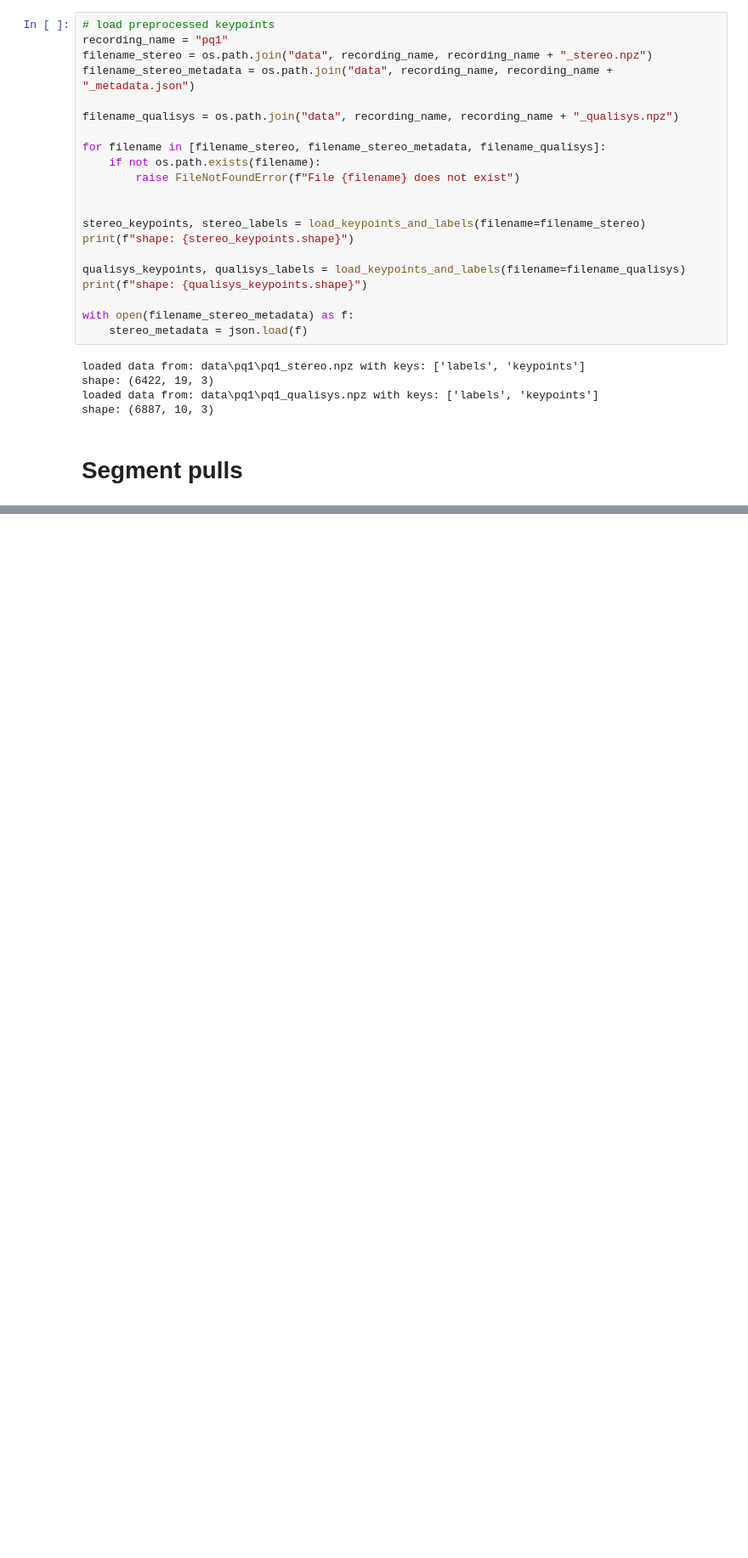
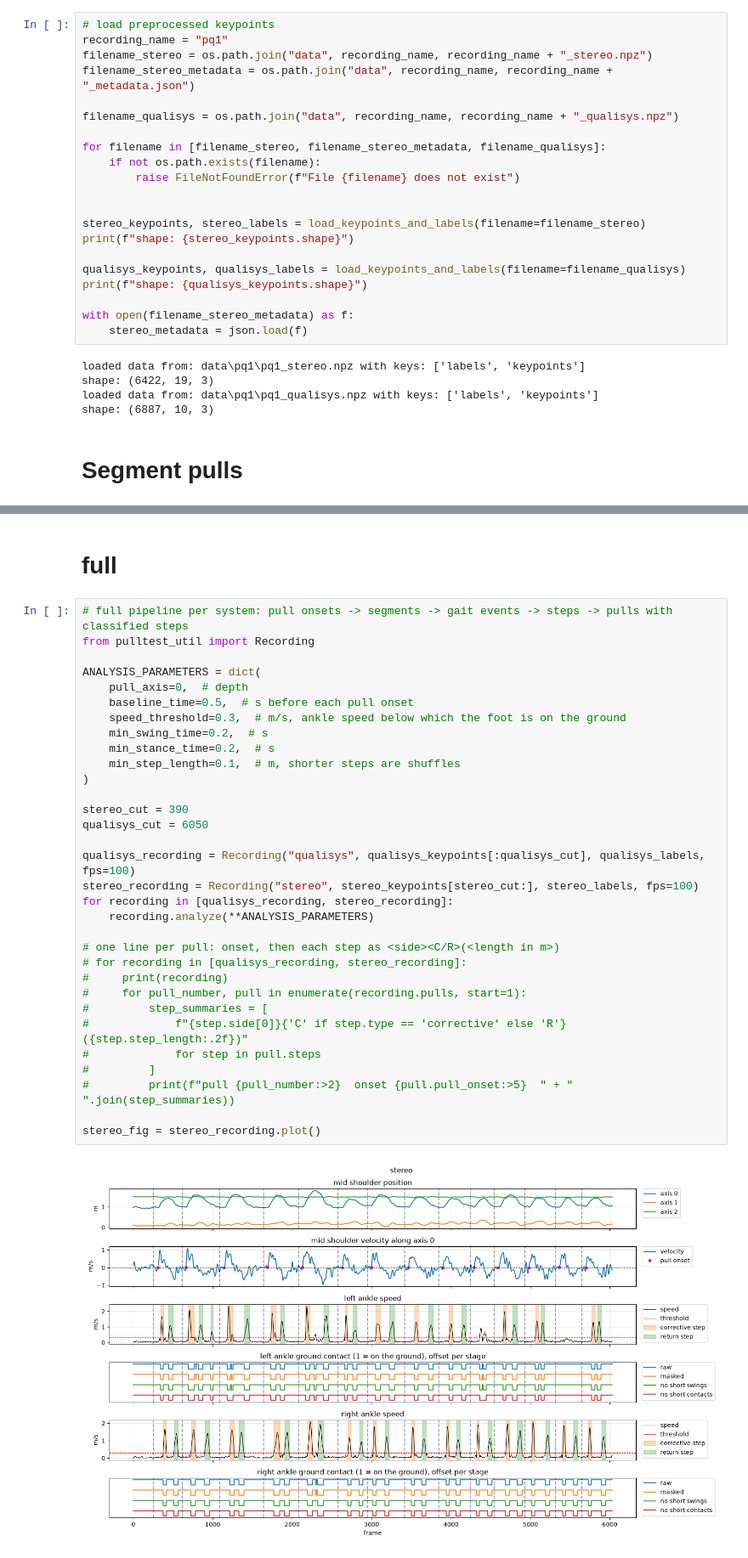
Before and after one commit to MateUnger/Realsense, a Jupyter notebook: PullTest.ipynb, the cells around one changed output, grey strips where cells are left out. Shown at 85% size. Saved outputs shown, nothing was run; the diff lists cells and outputs as text; blank space fills up the shorter version.

Commit message:
add step detection and classification

```diff
--- a/PullTest.ipynb
+++ b/PullTest.ipynb
@@ -171,0 +149,36 @@ class Pull:
+# %% [markdown]
+# full
+# %%
+# full pipeline per system: pull onsets -> segments -> gait events -> steps -> pulls with classified steps
+from pulltest_util import Recording
+
+ANALYSIS_PARAMETERS = dict(
+    pull_axis=0,  # depth
+    baseline_time=0.5,  # s before each pull onset
+    speed_threshold=0.3,  # m/s, ankle speed below which the foot is on the ground
+    min_swing_time=0.2,  # s
+    min_stance_time=0.2,  # s
+    min_step_length=0.1,  # m, shorter steps are shuffles
+)
+
+stereo_cut = 390
+qualisys_cut = 6050
+
+qualisys_recording = Recording("qualisys", qualisys_keypoints[:qualisys_cut], qualisys_labels, fps=100)
+stereo_recording = Recording("stereo", stereo_keypoints[stereo_cut:], stereo_labels, fps=100)
+for recording in [qualisys_recording, stereo_recording]:
+    recording.analyze(**ANALYSIS_PARAMETERS)
+
+# one line per pull: onset, then each step as <side><C/R>(<length in m>)
+# for recording in [qualisys_recording, stereo_recording]:
+#     print(recording)
+#     for pull_number, pull in enumerate(recording.pulls, start=1):
+#         step_summaries = [
+#             f"{step.side[0]}{'C' if step.type == 'corrective' else 'R'}({step.step_length:.2f})"
+#             for step in pull.steps
+#         ]
+#         print(f"pull {pull_number:>2}  onset {pull.pull_onset:>5}  " + " ".join(step_summaries))
+
+stereo_fig = stereo_recording.plot()
+# %% [output]
+[figure, added]
```
Also changed, not shown: parts of 8 cells of this notebook, 1 other file.
